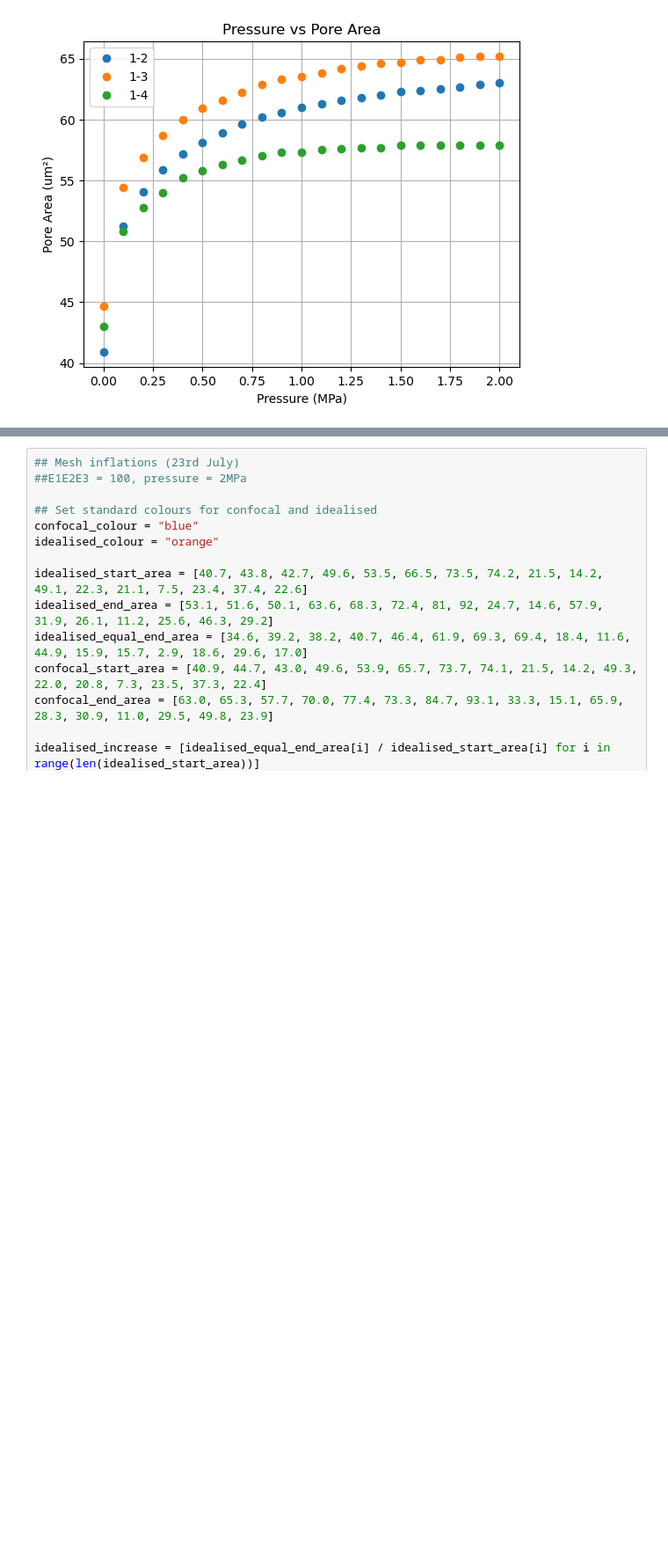
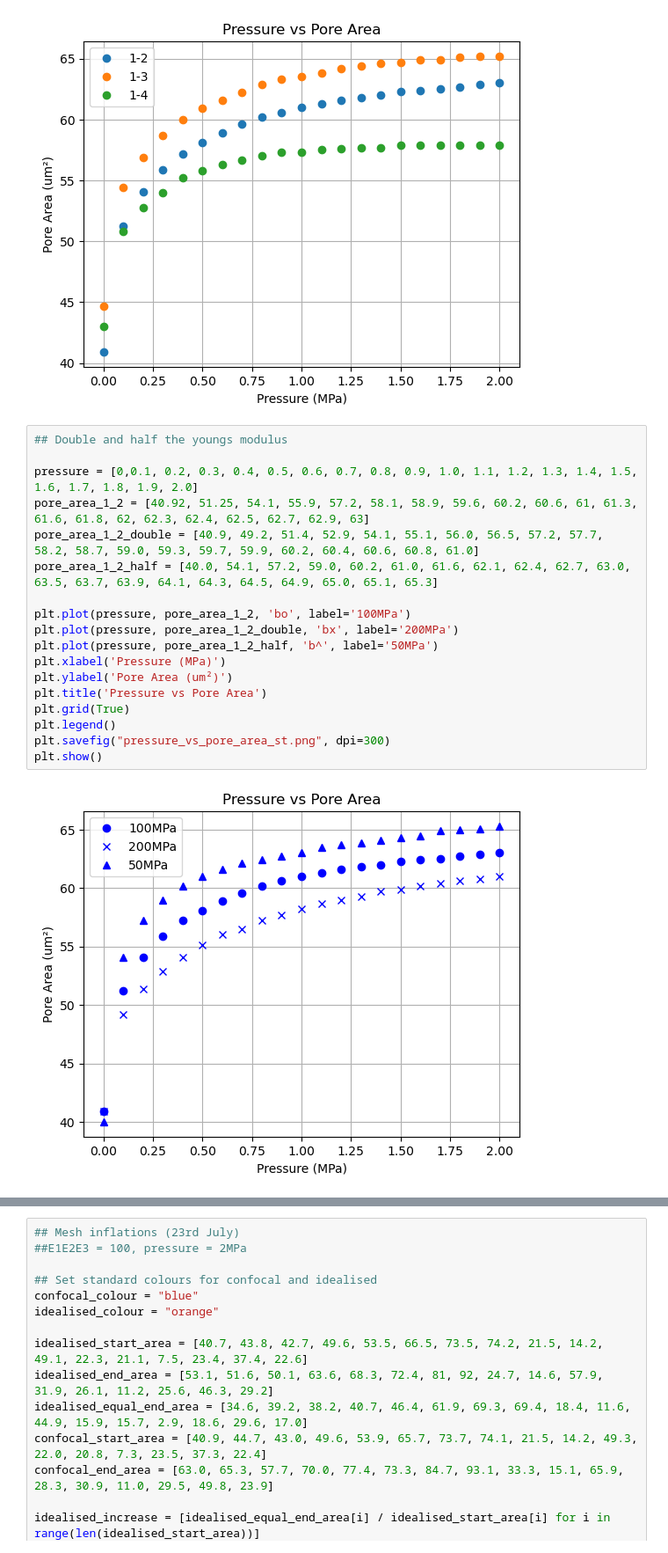
Before and after one commit to mtomtom/onion-stomatal-geometry, a Jupyter notebook: output/results.ipynb, the cells around one changed output, grey strips where cells are left out. Shown at 88% size. Saved outputs shown, nothing was run; the diff lists cells and outputs as text; blank space fills up the shorter version.

Commit message:
Added data and plots for isotropic vs anisotropic, and different youngs modulus

```diff
--- a/output/results.ipynb
+++ b/output/results.ipynb
@@ -1097,3 +1097,23 @@ plt.savefig("pressure_vs_pore_area.png", dpi=300)
 plt.show()
 # %% [output]
 [figure]
+# %%
+## Double and half the youngs modulus
+
+pressure = [0,0.1, 0.2, 0.3, 0.4, 0.5, 0.6, 0.7, 0.8, 0.9, 1.0, 1.1, 1.2, 1.3, 1.4, 1.5, 1.6, 1.7, 1.8, 1.9, 2.0]
+pore_area_1_2 = [40.92, 51.25, 54.1, 55.9, 57.2, 58.1, 58.9, 59.6, 60.2, 60.6, 61, 61.3, 61.6, 61.8, 62, 62.3, 62.4, 62.5, 62.7, 62.9, 63]
+pore_area_1_2_double = [40.9, 49.2, 51.4, 52.9, 54.1, 55.1, 56.0, 56.5, 57.2, 57.7, 58.2, 58.7, 59.0, 59.3, 59.7, 59.9, 60.2, 60.4, 60.6, 60.8, 61.0]
+pore_area_1_2_half = [40.0, 54.1, 57.2, 59.0, 60.2, 61.0, 61.6, 62.1, 62.4, 62.7, 63.0, 63.5, 63.7, 63.9, 64.1, 64.3, 64.5, 64.9, 65.0, 65.1, 65.3]
+
+plt.plot(pressure, pore_area_1_2, 'bo', label='100MPa')
+plt.plot(pressure, pore_area_1_2_double, 'bx', label='200MPa')
+plt.plot(pressure, pore_area_1_2_half, 'b^', label='50MPa')
+plt.xlabel('Pressure (MPa)')
+plt.ylabel('Pore Area (um²)')
+plt.title('Pressure vs Pore Area')
+plt.grid(True)
+plt.legend()
+plt.savefig("pressure_vs_pore_area_st.png", dpi=300)
+plt.show()
+# %% [output]
+[figure, added]
```
Also changed, not shown: parts of 1 cell of this notebook.
